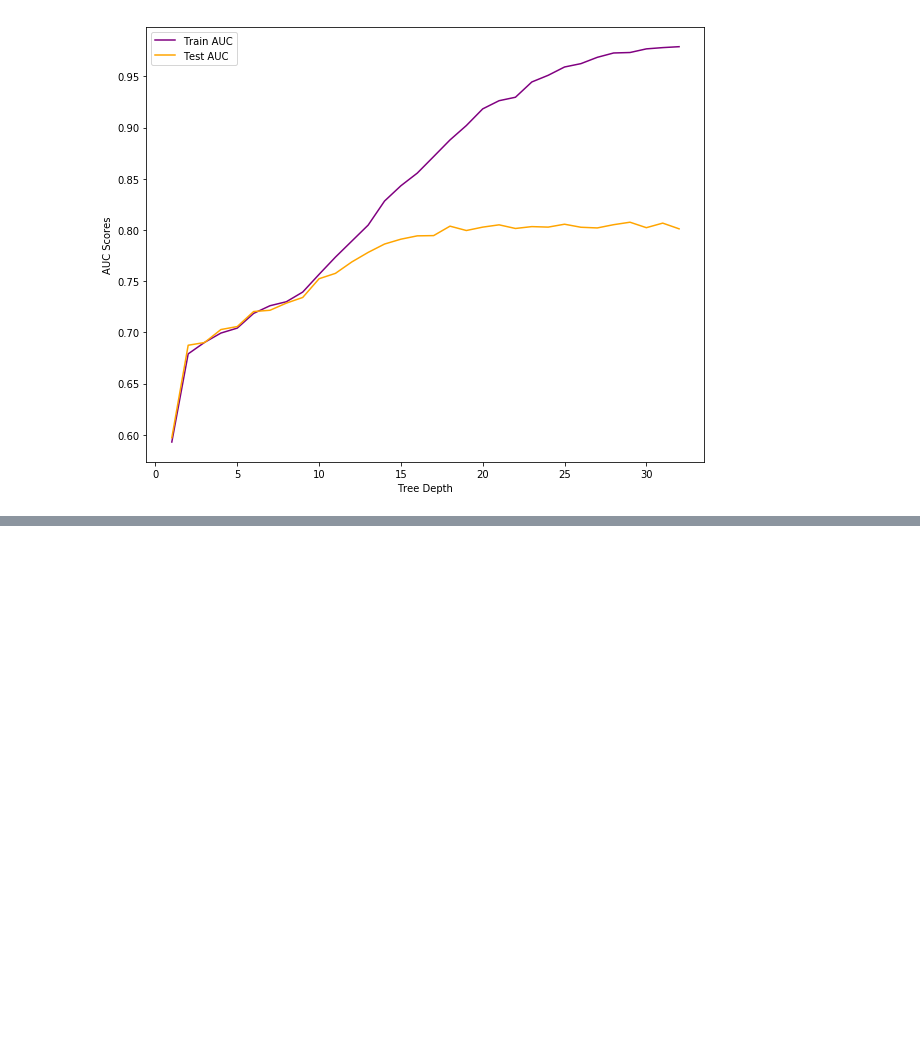
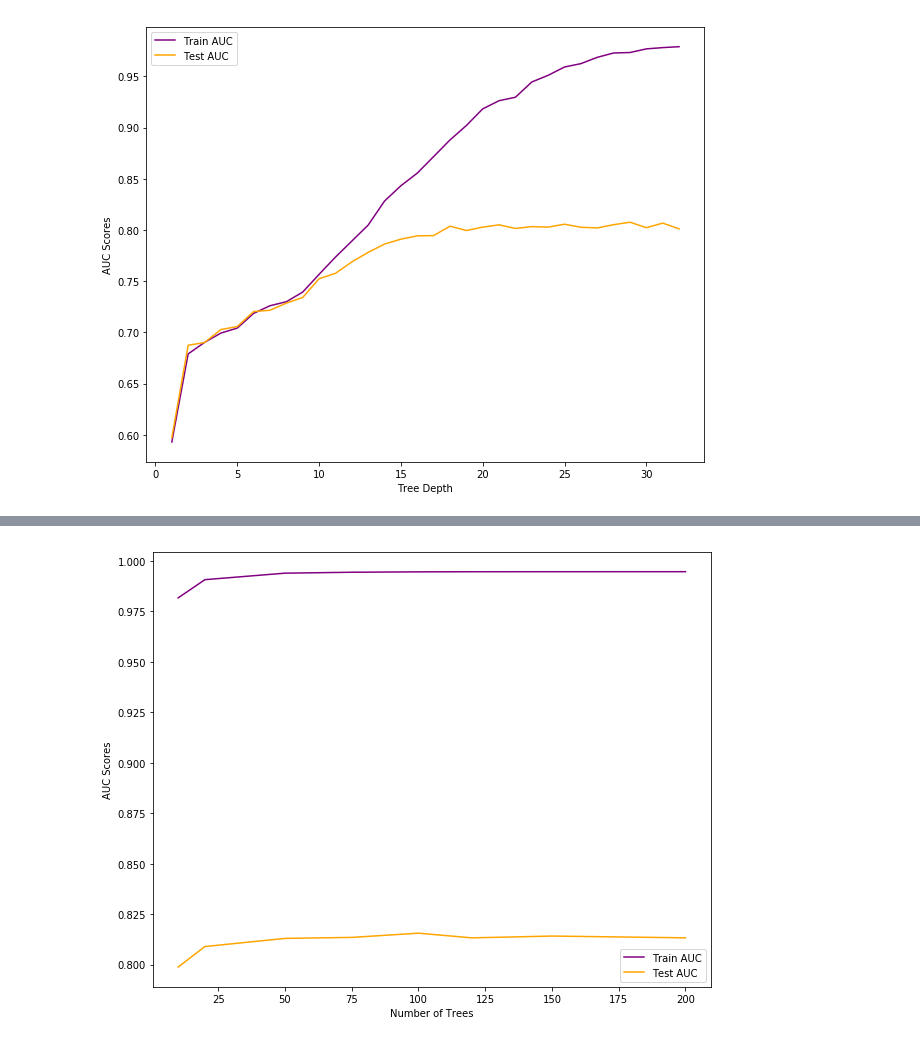
Before and after one commit to MagicMilly/dsc-3-final-project-online-ds-ft-100118, a Jupyter notebook: student.ipynb, the cells around one changed output, grey strips where cells are left out. Saved outputs shown, nothing was run; the diff lists cells and outputs as text; code cells hidden in the pictures; blank space fills up the shorter version.

```diff
--- a/student.ipynb
+++ b/student.ipynb
@@ -1424,0 +1492,30 @@ def get_roc_auc
+# %%
+# Visualize effect of number of trees on AUC scores
+
+n_estimators = [10, 20, 50, 75, 100, 120, 150, 200]
+train_auc = []
+test_auc = []
+
+for estimator in n_estimators:
+
+    rf = RandomForestClassifier(n_estimators=estimator)
+    rf.fit(X_train, y_train)
+    train_pred = rf.predict(X_train)
+    fpr, tpr, thresh = roc_curve(y_train, train_pred)
+    roc_auc = auc(fpr, tpr)
+    train_auc.append(roc_auc)
+
+    test_pred = rf.predict(X_test)
+    fpr, tpr, thresh = roc_curve(y_test, test_pred)
+    roc_auc = auc(fpr, tpr)
+    test_auc.append(roc_auc)
+
+plt.figure(figsize=(10,8))
+plt.plot(n_estimators, train_auc, color='purple', label='Train AUC')
+plt.plot(n_estimators, test_auc, color='orange', label='Test AUC')
+plt.xlabel('Number of Trees')
+plt.ylabel('AUC Scores')
+plt.legend(loc='best')
+plt.show();
+# %% [output]
+[figure, added]
```
Also changed, not shown: parts of 8 cells of this notebook.
